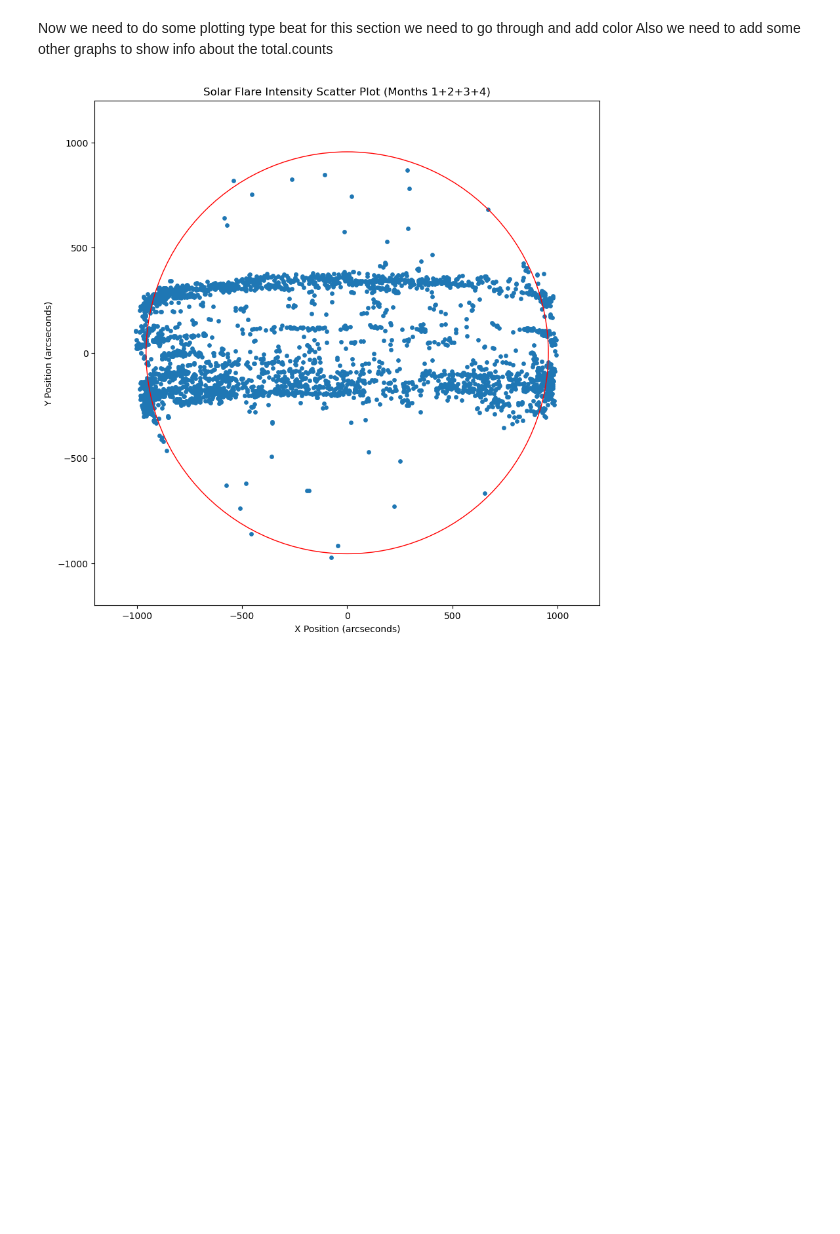
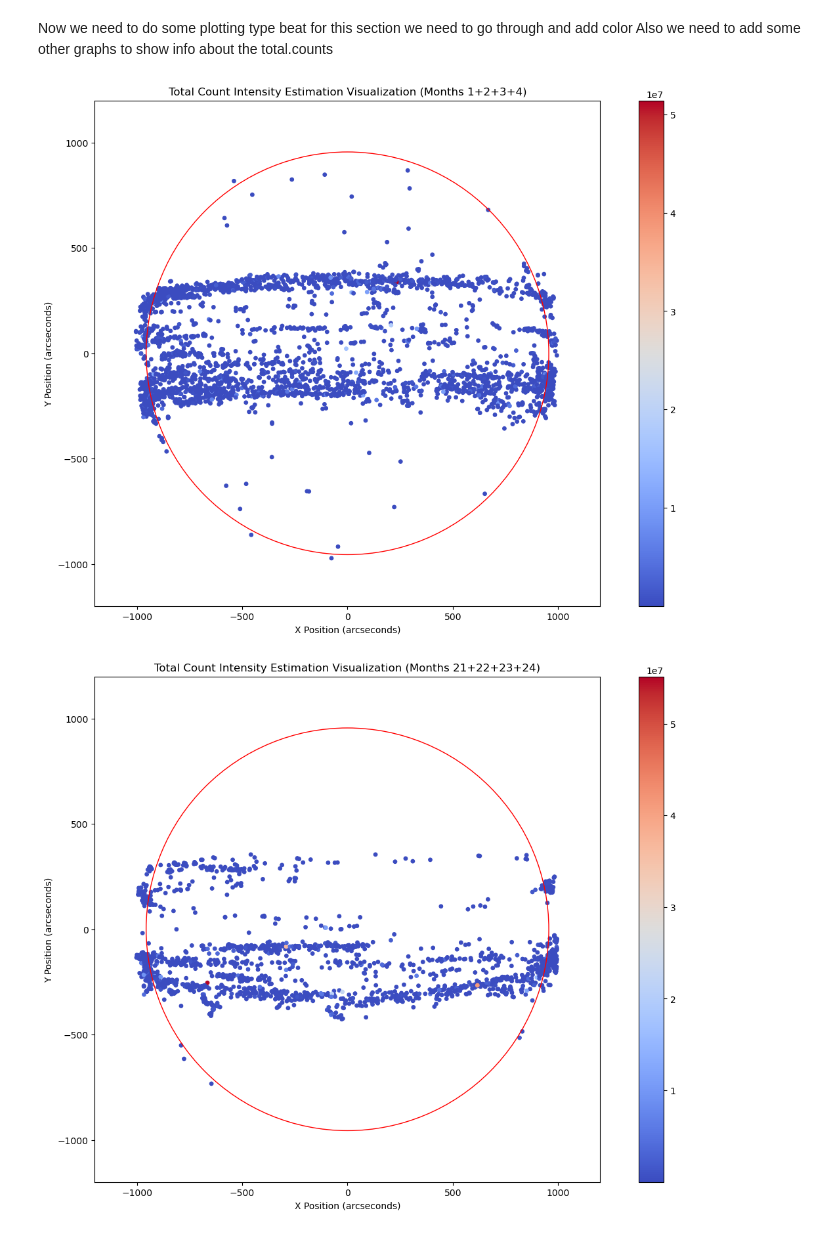
Before and after one commit to stphl/COSC3337-SolarFlaresProject, a Jupyter notebook: Method1.ipynb, the cells around one changed output. Drawn from its saved outputs; the diff is of its cells as text; code cells hidden in the pictures; blank space fills up the shorter version.

```diff
--- a/Method1.ipynb
+++ b/Method1.ipynb
@@ -46,19 +47,36 @@ Also we need to add some other graphs to show info about the total.counts
 # %%
 #makes a circle
 r_1to4 = np.sqrt(batch01x ** 2 + batch01y ** 2)
 t = 80  # percent
 r0_1to4 = np.percentile(r_1to4, t)
 
 #plots
 plt.figure(figsize=(15, 10))
-sc = plt.scatter(batch01x, batch01y, s=15)
+batch01ScatterPlot = plt.scatter(batch01x, batch01y, c=batch01TotalCount, cmap='coolwarm', s=15)
 circle_1to4 = plt.Circle((0, 0), r0_1to4, color='r', fill=False)
 plt.gca().add_artist(circle_1to4)
-plt.title('Solar Flare Intensity Scatter Plot (Months 1+2+3+4)')
+plt.colorbar(batch01ScatterPlot)
+plt.title('Total Count Intensity Estimation Visualization (Months 1+2+3+4)')
 plt.xlabel('X Position (arcseconds)')
 plt.ylabel('Y Position (arcseconds)')
 plt.xlim(-1200, 1200)
 plt.ylim(-1200, 1200)
 plt.gca().set_aspect('equal', adjustable='box')
+plt.show()
+
+#plots
+plt.figure(figsize=(15, 10))
+batch02ScatterPlot = plt.scatter(batch02x, batch02y, c=batch02TotalCount, cmap='coolwarm', s=15)
+circle_1to4 = plt.Circle((0, 0), r0_1to4, color='r', fill=False)
+plt.gca().add_artist(circle_1to4)
+plt.colorbar(batch02ScatterPlot)
+plt.title('Total Count Intensity Estimation Visualization (Months 21+22+23+24)')
+plt.xlabel('X Position (arcseconds)')
+plt.ylabel('Y Position (arcseconds)')
+plt.xlim(-1200, 1200)
+plt.ylim(-1200, 1200)
+plt.gca().set_aspect('equal', adjustable='box')
+plt.show()
 # %% [output]
-[figure, old version]
+[figure, new version]
+[figure, added]
```
Also changed, not shown: parts of 1 cell of this notebook.
